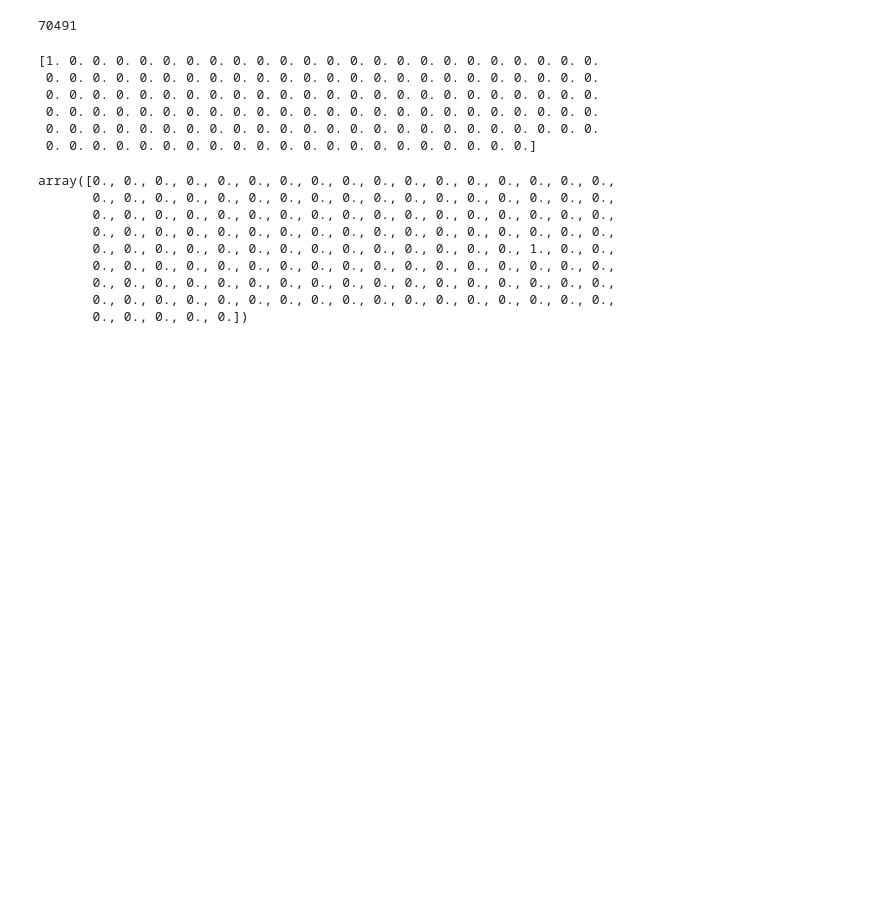
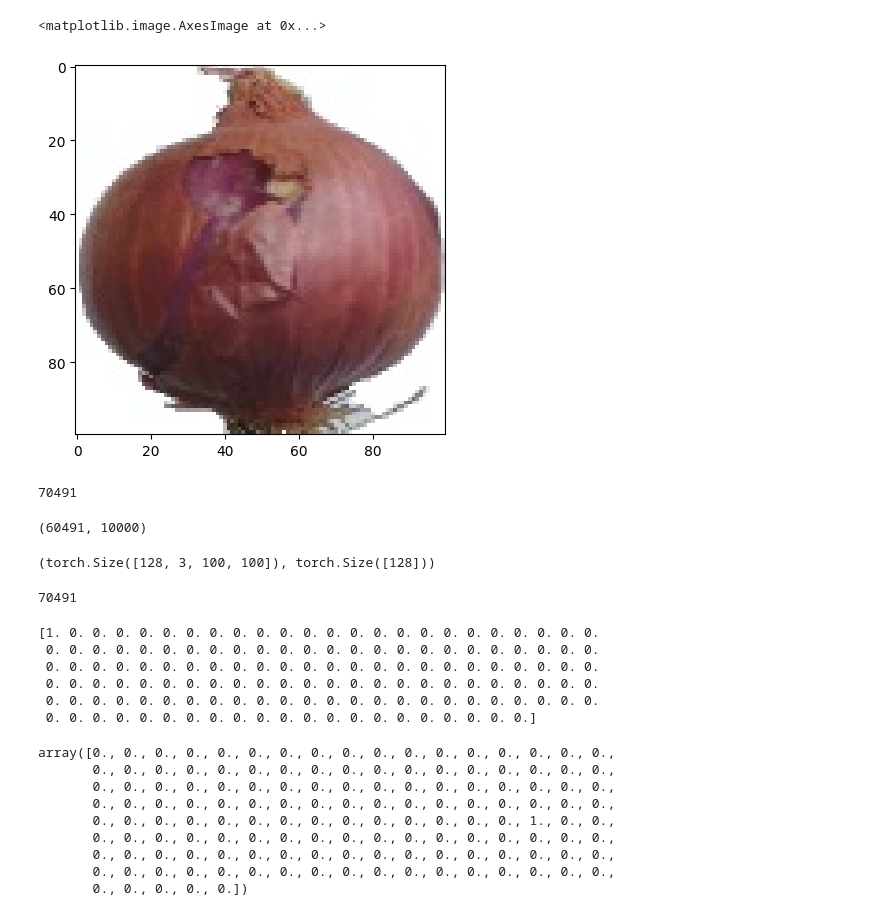
Before and after one commit to ryw27/Fruit-Classifier, a Jupyter notebook: FruitClassifier.ipynb, the cells around one changed output. Cells and saved outputs as stored; diff of their text form; code cells hidden in the pictures; blank space fills up the shorter version.

Commit message:
dataloader + imagefolder used, set for feed forward/training

```diff
--- a/FruitClassifier.ipynb
+++ b/FruitClassifier.ipynb
@@ -20,3 +14,5 @@ basedir = os.getcwd()
 dataset = "/fruits-360_dataset_100x100"
 train_path = basedir + dataset + "/fruits-360/Training"
 test_path = basedir + dataset + "/fruits-360/Test"
+fruits = os.listdir(train_path)
+fruits
@@ -22,0 +37,20 @@ test_path = basedir + dataset + "/fruits-360/Test"
+# %%
+im = Image.open(os.path.join(train_path,fruits[0],os.listdir(train_path + '/' + fruits[0])[0]))
+plt.imshow(im)
+# %% [output]
+<matplotlib.image.AxesImage at 0x...>
+[figure, added]
+# %%
+#using dataloader
+trainfolder = datasets.ImageFolder(train_path, transform=transforms.ToTensor());
+testfolder = datasets.ImageFolder(test_path, transform=transforms.ToTensor());
+train_size = len(trainfolder)
+print(train_size)
+test_size = len(testfolder)
+val_size = 10000
+train_size -= val_size
+trainds,valds = random_split(trainfolder, [train_size, val_size])
+len(trainds), len(valds)
+# %% [output]
+70491
+(60491, 10000)
@@ -22,0 +60,6 @@ test_path = basedir + dataset + "/fruits-360/Test"
+# %%
+dataiter = iter(traindataloader)
+images, labels = next(dataiter)
+images.shape, labels.shape
+# %% [output]
+(torch.Size([128, 3, 100, 100]), torch.Size([128]))
```
Also changed, not shown: parts of 8 cells of this notebook.
